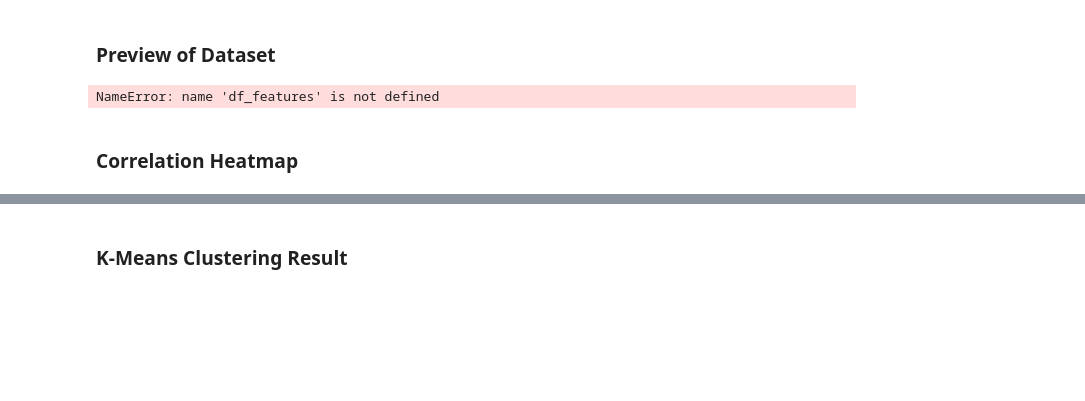
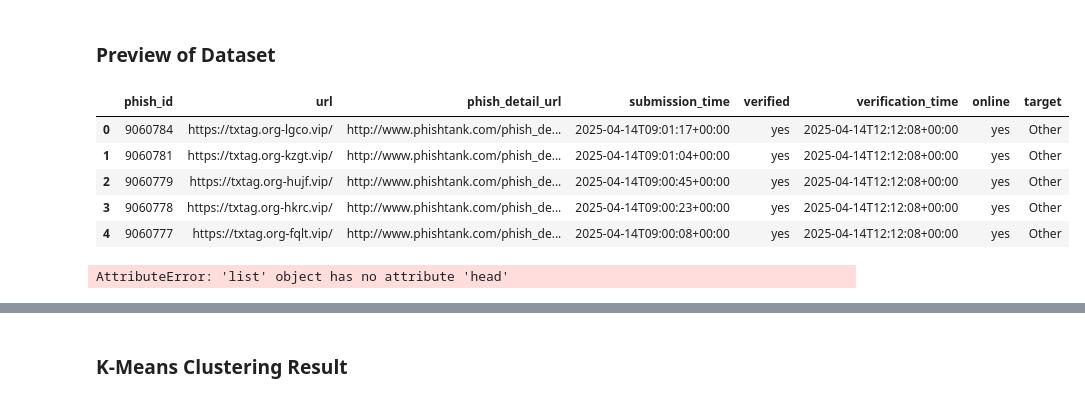
Before and after one commit to mayabenzeev/PhishingDetector_Extension, a Jupyter notebook: phishing_analysis.ipynb, the cells around one changed output, grey strips where cells are left out. Drawn from its saved outputs; the diff is of its cells as text; code cells hidden in the pictures; blank space fills up the shorter version.

```diff
--- a/phishing_analysis.ipynb
+++ b/phishing_analysis.ipynb
@@ -9,7 +22,10 @@ df_physhing = pd.read_csv("SimpleExtension/datasets/verified_online.csv")
 df_benign = pd.read_csv('SimpleExtension/datasets/top-1m.csv', header=None, names=['rank', 'domain'])
 # %%
-df_features.head()
+df_phish.head()
 # %% [output]
-NameError: name 'df_features' is not defined
+|  | phish_id | url | phish_detail_url | submission_time | verified | verification_time | online | target |
+| 0 | 9060784 | https://txtag.org-lgco.vip/ | http://www.phishtank.com/phish_de... | 2025-04-14T09:01:17+00:00 | yes | 2025-04-14T12:12:08+00:00 | yes | Other |
+| 1 | 9060781 | https://txtag.org-kzgt.vip/ | http://www.phishtank.com/phish_de... | 2025-04-14T09:01:04+00:00 | yes | 2025-04-14T12:12:08+00:00 | yes | Other |
+| 2 | 9060779 | https://txtag.org-hujf.vip/ | http://www.phishtank.com/phish_de... | 2025-04-14T09:00:45+00:00 | yes | 2025-04-14T12:12:08+00:00 | yes | Other |
+| 3 | 9060778 | https://txtag.org-hkrc.vip/ | http://www.phishtank.com/phish_de... | 2025-04-14T09:00:23+00:00 | yes | 2025-04-14T12:12:08+00:00 | yes | Other |
+| 4 | 9060777 | https://txtag.org-fqlt.vip/ | http://www.phishtank.com/phish_de... | 2025-04-14T09:00:08+00:00 | yes | 2025-04-14T12:12:08+00:00 | yes | Other |
-# %% [markdown]
-### Correlation Heatmap
@@ -22,0 +32,5 @@ plt.show()
+# %%
+phishing_urls = df_phish['url'].dropna().sample(n=dataset_count, random_state=42).tolist()
+phishing_urls.head()
+# %% [output]
+AttributeError: 'list' object has no attribute 'head'
```
Also changed, not shown: parts of 17 cells of this notebook, 2 other files.
